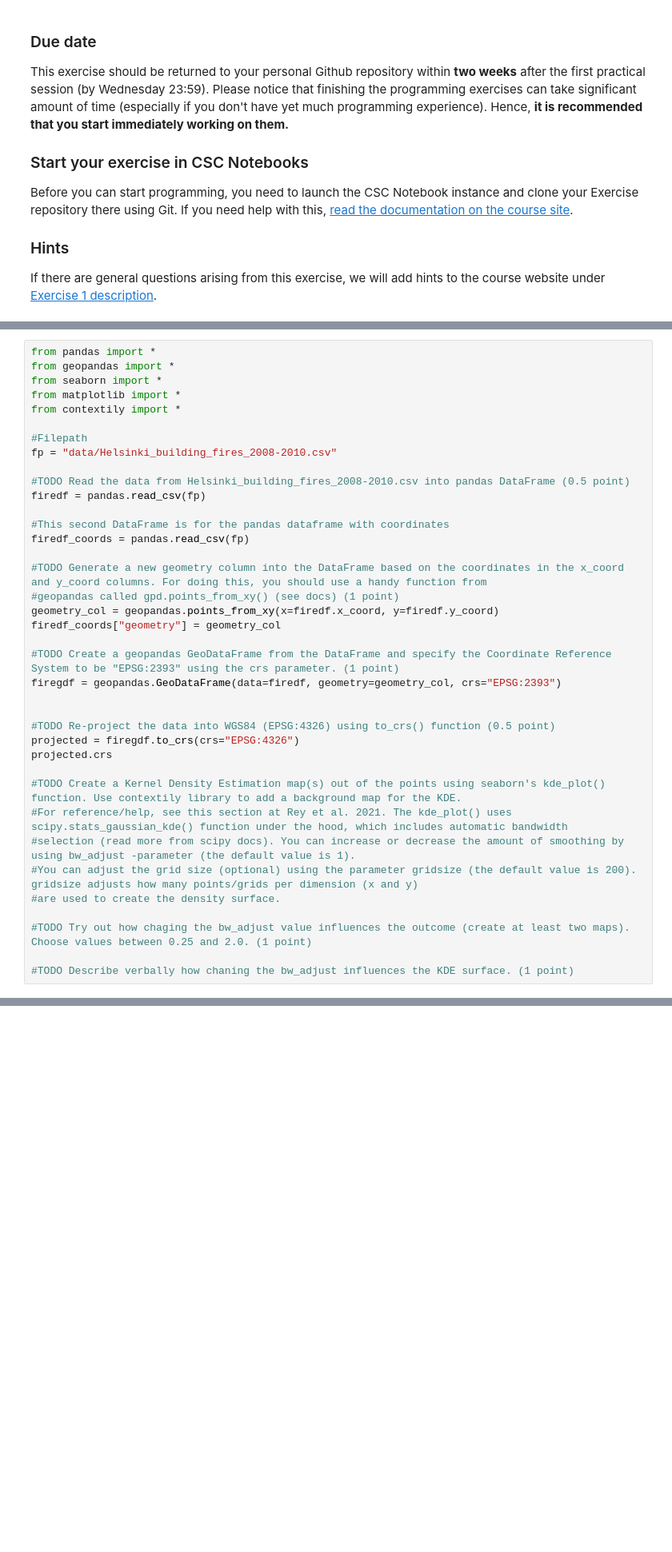
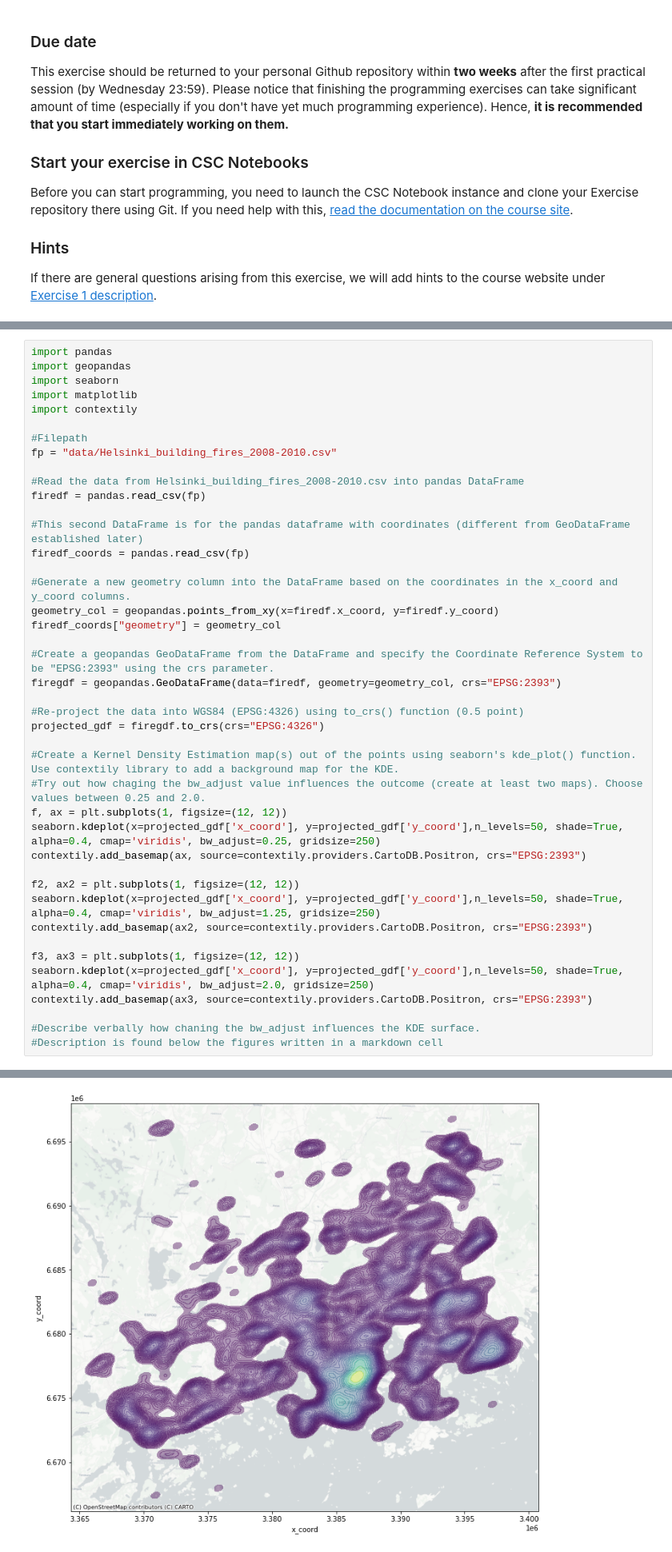
Before and after one commit to Spatial-Analytics-2021/exercise-1-laripernu, a Jupyter notebook: Exercise-1-programming.ipynb, the cells around one changed output, grey strips where cells are left out. Shown at 80% size. Cells and saved outputs as stored; diff of their text form; blank space fills up the shorter version.

```diff
--- a/Exercise-1-programming.ipynb
+++ b/Exercise-1-programming.ipynb
@@ -103,41 +103,45 @@ As a result (with same parameters as in Rey et al. 2021, see link above), you sh
 
 ![KDE Map](img/KDE_map.png)
 # %%
-from pandas import *
-from geopandas import *
-from seaborn import *
-from matplotlib import *
-from contextily import *
+import pandas
+import geopandas
+import seaborn
+import matplotlib
+import contextily
 
 #Filepath
 fp = "data/Helsinki_building_fires_2008-2010.csv"
 
-#TODO Read the data from Helsinki_building_fires_2008-2010.csv into pandas DataFrame (0.5 point)
+#Read the data from Helsinki_building_fires_2008-2010.csv into pandas DataFrame
 firedf = pandas.read_csv(fp)
 
-#This second DataFrame is for the pandas dataframe with coordinates
+#This second DataFrame is for the pandas dataframe with coordinates (different from GeoDataFrame established later)
 firedf_coords = pandas.read_csv(fp)
 
-#TODO Generate a new geometry column into the DataFrame based on the coordinates in the x_coord and y_coord columns. For doing this, you should use a handy function from
-#geopandas called gpd.points_from_xy() (see docs) (1 point)
+#Generate a new geometry column into the DataFrame based on the coordinates in the x_coord and y_coord columns.
 geometry_col = geopandas.points_from_xy(x=firedf.x_coord, y=firedf.y_coord)
 firedf_coords["geometry"] = geometry_col
 
-#TODO Create a geopandas GeoDataFrame from the DataFrame and specify the Coordinate Reference System to be "EPSG:2393" using the crs parameter. (1 point)
+#Create a geopandas GeoDataFrame from the DataFrame and specify the Coordinate Reference System to be "EPSG:2393" using the crs parameter.
 firegdf = geopandas.GeoDataFrame(data=firedf, geometry=geometry_col, crs="EPSG:2393")
 
+#Re-project the data into WGS84 (EPSG:4326) using to_crs() function (0.5 point)
+projected_gdf = firegdf.to_crs(crs="EPSG:4326")
 
-#TODO Re-project the data into WGS84 (EPSG:4326) using to_crs() function (0.5 point)
-projected = firegdf.to_crs(crs="EPSG:4326")
-projected.crs
+#Create a Kernel Density Estimation map(s) out of the points using seaborn's kde_plot() function. Use contextily library to add a background map for the KDE.
+#Try out how chaging the bw_adjust value influences the outcome (create at least two maps). Choose values between 0.25 and 2.0.
+f, ax = plt.subplots(1, figsize=(12, 12))
+seaborn.kdeplot(x=projected_gdf['x_coord'], y=projected_gdf['y_coord'],n_levels=50, shade=True, alpha=0.4, cmap='viridis', bw_adjust=0.25, gridsize=250)
+contextily.add_basemap(ax, source=contextily.providers.CartoDB.Positron, crs="EPSG:2393")
 
-#TODO Create a Kernel Density Estimation map(s) out of the points using seaborn's kde_plot() function. Use contextily library to add a background map for the KDE.
-#For reference/help, see this section at Rey et al. 2021. The kde_plot() uses scipy.stats_gaussian_kde() function under the hood, which includes automatic bandwidth
-#selection (read more from scipy docs). You can increase or decrease the amount of smoothing by using bw_adjust -parameter (the default value is 1).
-#You can adjust the grid size (optional) using the parameter gridsize (the default value is 200). gridsize adjusts how many points/grids per dimension (x and y)
-#are used to create the density surface.
+f2, ax2 = plt.subplots(1, figsize=(12, 12))
+seaborn.kdeplot(x=projected_gdf['x_coord'], y=projected_gdf['y_coord'],n_levels=50, shade=True, alpha=0.4, cmap='viridis', bw_adjust=1.25, gridsize=250)
+contextily.add_basemap(ax2, source=contextily.providers.CartoDB.Positron, crs="EPSG:2393")
 
-#TODO Try out how chaging the bw_adjust value influences the outcome (create at least two maps). Choose values between 0.25 and 2.0. (1 point)
+f3, ax3 = plt.subplots(1, figsize=(12, 12))
+seaborn.kdeplot(x=projected_gdf['x_coord'], y=projected_gdf['y_coord'],n_levels=50, shade=True, alpha=0.4, cmap='viridis', bw_adjust=2.0, gridsize=250)
+contextily.add_basemap(ax3, source=contextily.providers.CartoDB.Positron, crs="EPSG:2393")
 
-#TODO Describe verbally how chaning the bw_adjust influences the KDE surface. (1 point)
+#Describe verbally how chaning the bw_adjust influences the KDE surface.
+#Description is found below the figures written in a markdown cell
 # %% [output]
@@ -154,0 +148 @@ Datum: World Geodetic System 1984 ensemble
+[figure, added]
```
Also changed, not shown: parts of 2 cells of this notebook.
